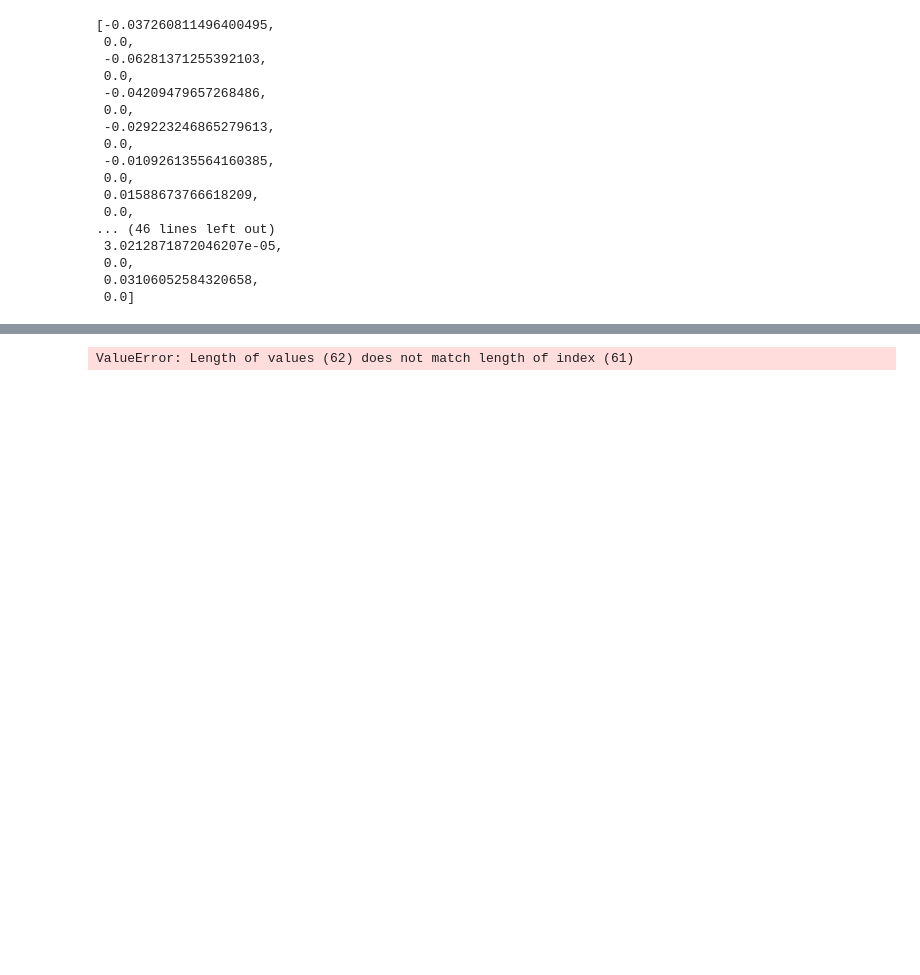
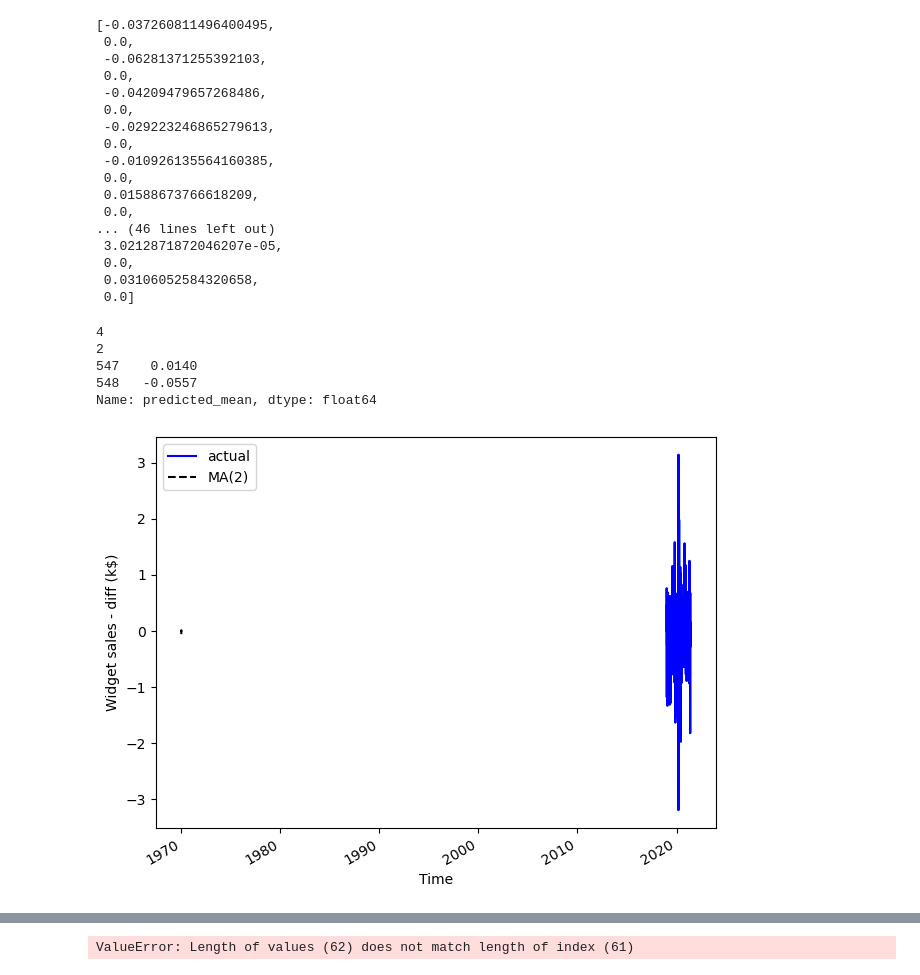
Before and after one commit to TGusciora/Python, a Jupyter notebook: Manning/TimeSeriesStockPrices/TimeSeriesComponents/001_1_3_TGusciora_TimeSeriesComponents_DealingWithNonStationarity.ipynb, the cells around one changed output, grey strips where cells are left out. Cells and saved outputs as stored; diff of their text form; code cells hidden in the pictures; blank space fills up the shorter version.

Commit message:
2023/08/26 update
Manning Time Series
- rolling forecast WiP

```diff
--- a/Manning/TimeSeriesStockPrices/TimeSeriesComponents/001_1_3_TGusciora_TimeSeriesComponents_DealingWithNonStationarity.ipynb
+++ b/Manning/TimeSeriesStockPrices/TimeSeriesComponents/001_1_3_TGusciora_TimeSeriesComponents_DealingWithNonStationarity.ipynb
@@ -417,20 +395,19 @@ Name: close, dtype: float64
 # %%
 from statsmodels.tsa.statespace.sarimax import SARIMAX
 # https://www.statsmodels.org/stable/generated/statsmodels.tsa.statespace.sarimax.SARIMAX.html
-pred_MA = []
 window = 2
 
 # Problem to ponder: if we forecast time series for stock prices -> shouldn't we copy last close price to holidays and weekend? Wouldn't it be more true consideration? (Altough no trading is allowed and contracts will be exceuted only on the next trading day)
 
 # Sarimax to DEBUG - for different type of models SARIMAX, GARCH etc. - we could use dictionaries with different param numbers re GP22
-def rolling_forecast(data_in: pd.DataFrame, test_size = 0.1, window = 2, var_name = "close"):
+def rolling_forecast(data_in: pd.Series, test_size = 0.1, window = 2, var_name = "close"):
     pred_MA = []
     data_in = data_in.reset_index()[var_name]
     y_train, y_test = train_test_split(data_in, test_size=test_size, shuffle=False)
     print('train shape:', y_train.shape)
     print('test shape:', y_test.shape)
     print('input shape:', att_diff1.shape)
-    assert (y_train.shape[0] + y_test.shape[0]) == att_diff1.shape[0], "Number of train + test obs doesn't match input data"
+    assert (y_train.shape[0] + y_test.shape[0]) == data_in.shape[0], "Number of train + test obs doesn't match input data"
 
     models_df = pd.DataFrame({'Model':str(), 'P':int(), 'D':int(),'Q':int(),'s':int()}, index=[])
     # https://sparkbyexamples.com/pandas/pandas-add-row-to-dataframe
@@ -450,0 +436,11 @@ def rolling_forecast(data_in: pd.DataFrame, test_size = 0.1, window = 2, var_nam
+# %%
+att_diff_DF = pd.DataFrame(att_diff1)
+print(att_diff_DF.head())
+model = SARIMAX(att_diff_DF.reset_index()["close"], order=(0,0,2))
+res = model.fit(disp=False)
+predictions = res.get_prediction(0, 547 + 2 - 1)
+oos_pred = predictions.predicted_mean.iloc[-window:]
+pred_MA.extend(oos_pred)
+print(predictions)
+print(oos_pred)
+print(pred_MA)
@@ -473,5 +482,35 @@ input shape: (608,)
  0.0,
  0.03106052584320658,
  0.0]
+# %%
+print(len(pred_MA))
+print(len(oos_pred))
+print(oos_pred)
+# %% [output]
+4
+2
+547    0.0140
+548   -0.0557
+Name: predicted_mean, dtype: float64
+# %%
+
+
+fig, ax = plt.subplots()
+
+ax.plot(att_diff1)
+ax.plot(att_diff1, 'b-', label='actual')
+ax.plot(pred_MA, 'k--', label='MA(2)')
+
+ax.legend(loc=2)
+
+ax.set_xlabel('Time')
+ax.set_ylabel('Widget sales - diff (k$)')
+
+# ax.axvspan(449, 498, color='#808080', alpha=0.2)
+
+fig.autofmt_xdate()
+plt.tight_layout()
+# %% [output]
+[figure, added]
 # %%
 blablakacz
```
Also changed, not shown: parts of 10 cells of this notebook.
